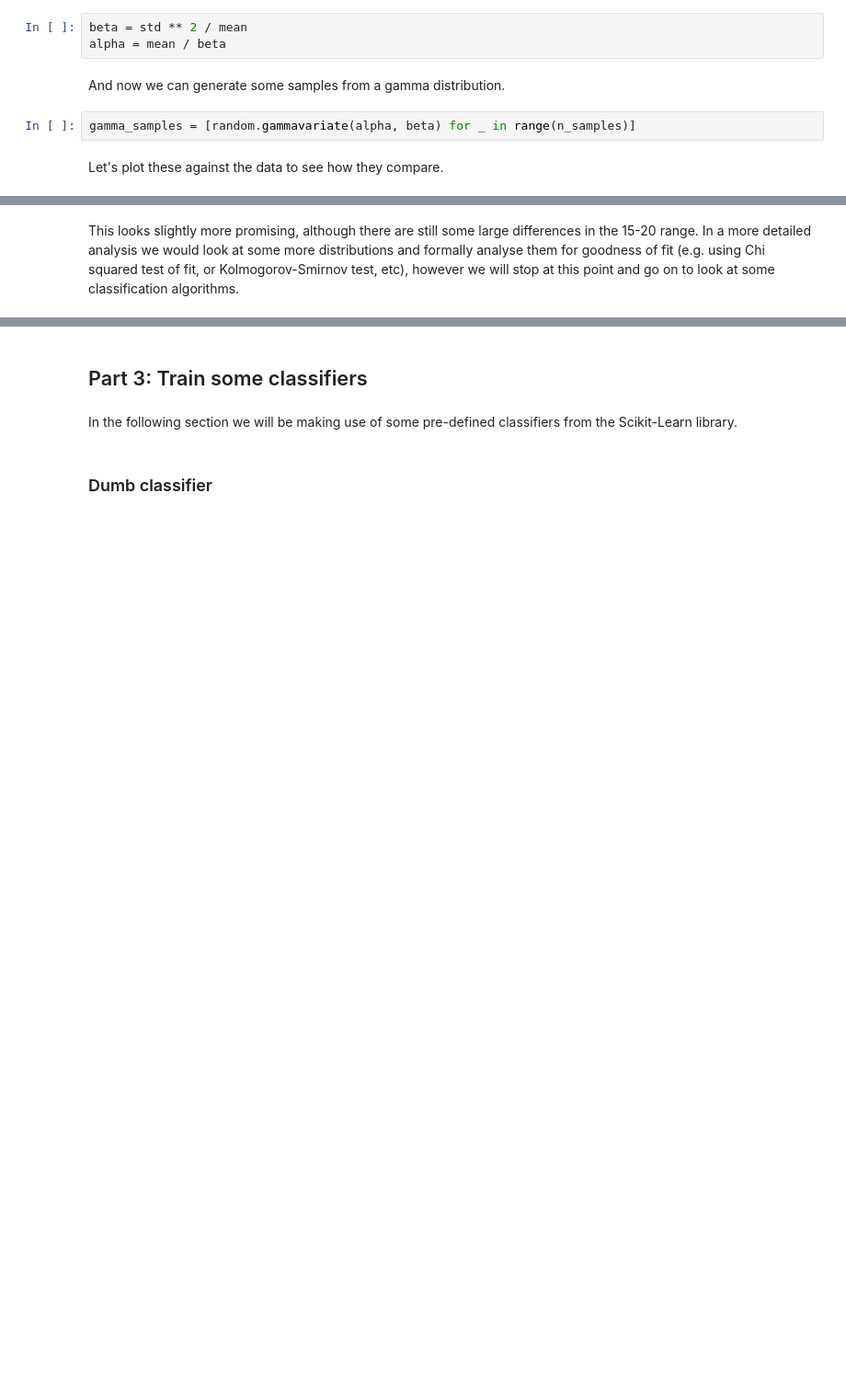
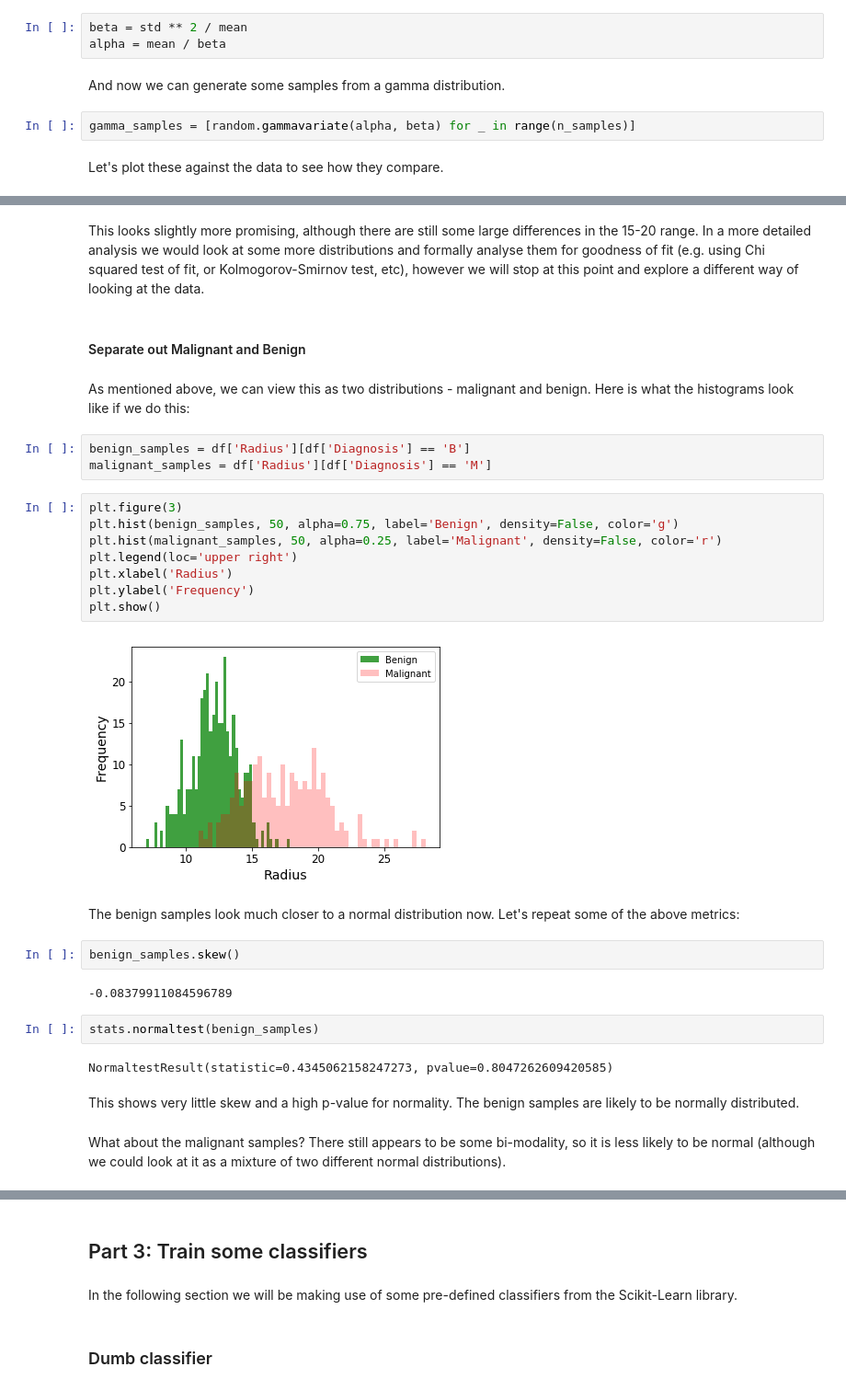
Before and after one commit to ikhaliq42/WDBC-Dataset, a Jupyter notebook: WDBC-Dataset.ipynb, the cells around one changed output, grey strips where cells are left out. Shown at 92% size. Drawn from its saved outputs; the diff is of its cells as text; blank space fills up the shorter version.

Commit message:
Added further analysis for Radius feature

```diff
--- a/WDBC-Dataset.ipynb
+++ b/WDBC-Dataset.ipynb
@@ -260,2 +260,33 @@ plt.show()
 # %% [markdown]
-This looks slightly more promising, although there are still some large differences in the 15-20 range. In a more detailed analysis we would look at some more distributions and formally analyse them for goodness of fit (e.g. using Chi squared test of fit, or Kolmogorov-Smirnov test, etc), however we will stop at this point and go on to look at some classification algorithms.
+This looks slightly more promising, although there are still some large differences in the 15-20 range. In a more detailed analysis we would look at some more distributions and formally analyse them for goodness of fit (e.g. using Chi squared test of fit, or Kolmogorov-Smirnov test, etc), however we will stop at this point and explore a different way of looking at the data.
+# %% [markdown]
+#### Separate out Malignant and Benign
+# %% [markdown]
+As mentioned above, we can view this as two distributions - malignant and benign. Here is what the histograms look like if we do this:
+# %%
+benign_samples = df['Radius'][df['Diagnosis'] == 'B']
+malignant_samples = df['Radius'][df['Diagnosis'] == 'M']
+# %%
+plt.figure(3)
+plt.hist(benign_samples, 50, alpha=0.75, label='Benign', density=False, color='g')
+plt.hist(malignant_samples, 50, alpha=0.25, label='Malignant', density=False, color='r')
+plt.legend(loc='upper right')
+plt.xlabel('Radius')
+plt.ylabel('Frequency')
+plt.show()
+# %% [output]
+[figure, added]
+# %% [markdown]
+The benign samples look much closer to a normal distribution now. Let's repeat some of the above metrics:
+# %%
+benign_samples.skew()
+# %% [output]
+-0.08379911084596789
+# %%
+stats.normaltest(benign_samples)
+# %% [output]
+NormaltestResult(statistic=0.4345062158247273, pvalue=0.8047262609420585)
+# %% [markdown]
+This shows very little skew and a high p-value for normality. The benign samples are likely to be normally distributed.
+# %% [markdown]
+What about the malignant samples? There still appears to be some bi-modality, so it is less likely to be normal (although we could look at it as a mixture of two different normal distributions).
```
Also changed, not shown: parts of 19 cells of this notebook.
